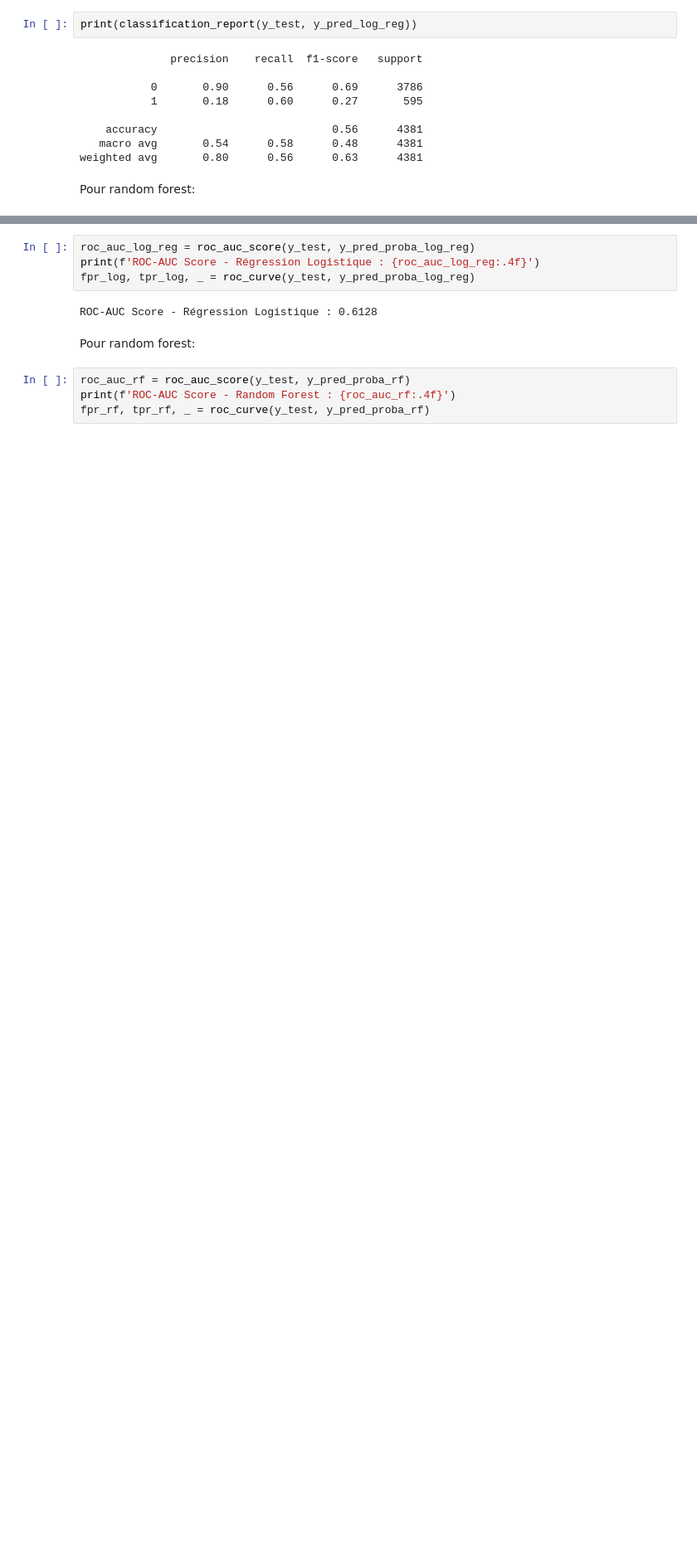
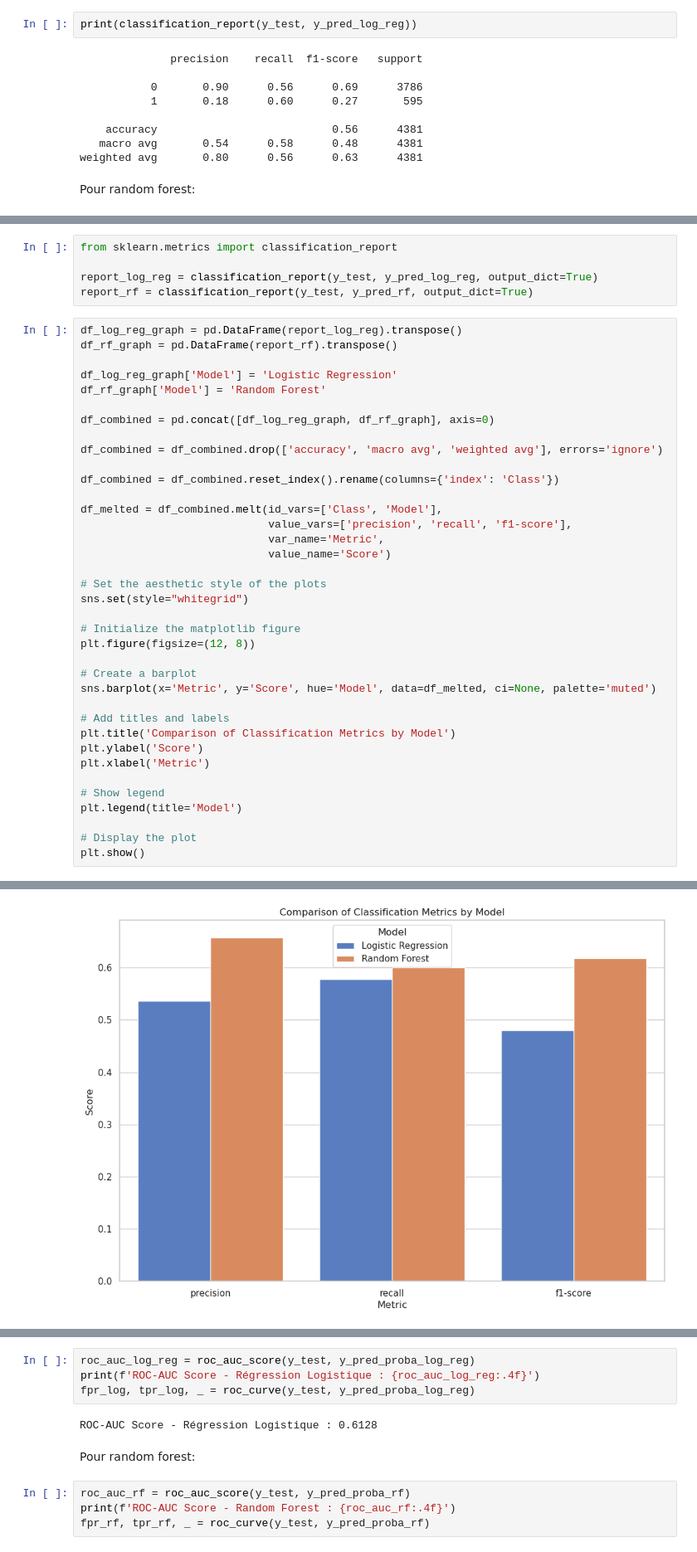
Before and after one commit to NicolasRichard1997/MGL-869-A24-Laboratoire_Equipe_7, a Jupyter notebook: ML_Pipeline/Data_Partion+Trainning.ipynb, the cells around one changed output, grey strips where cells are left out. Shown at 83% size. Cells and saved outputs as stored; diff of their text form; blank space fills up the shorter version.

```diff
--- a/ML_Pipeline/Data_Partion+Trainning.ipynb
+++ b/ML_Pipeline/Data_Partion+Trainning.ipynb
@@ -333,0 +314,43 @@ weighted avg       0.83      0.85      0.84      4381
+# %%
+from sklearn.metrics import classification_report
+
+report_log_reg = classification_report(y_test, y_pred_log_reg, output_dict=True)
+report_rf = classification_report(y_test, y_pred_rf, output_dict=True)
+# %%
+df_log_reg_graph = pd.DataFrame(report_log_reg).transpose()
+df_rf_graph = pd.DataFrame(report_rf).transpose()
+
+df_log_reg_graph['Model'] = 'Logistic Regression'
+df_rf_graph['Model'] = 'Random Forest'
+
+df_combined = pd.concat([df_log_reg_graph, df_rf_graph], axis=0)
+
+df_combined = df_combined.drop(['accuracy', 'macro avg', 'weighted avg'], errors='ignore')
+
+df_combined = df_combined.reset_index().rename(columns={'index': 'Class'})
+
+df_melted = df_combined.melt(id_vars=['Class', 'Model'],
+                             value_vars=['precision', 'recall', 'f1-score'],
+                             var_name='Metric',
+                             value_name='Score')
+
+# Set the aesthetic style of the plots
+sns.set(style="whitegrid")
+
+# Initialize the matplotlib figure
+plt.figure(figsize=(12, 8))
+
+# Create a barplot
+sns.barplot(x='Metric', y='Score', hue='Model', data=df_melted, ci=None, palette='muted')
+
+# Add titles and labels
+plt.title('Comparison of Classification Metrics by Model')
+plt.ylabel('Score')
+plt.xlabel('Metric')
+
+# Show legend
+plt.legend(title='Model')
+
+# Display the plot
+plt.show()
+# %% [output]
@@ -334 +360,2 @@ weighted avg       0.83      0.85      0.84      4381
+[figure, added]
 # %% [markdown]
```
Also changed, not shown: parts of 29 cells of this notebook.
